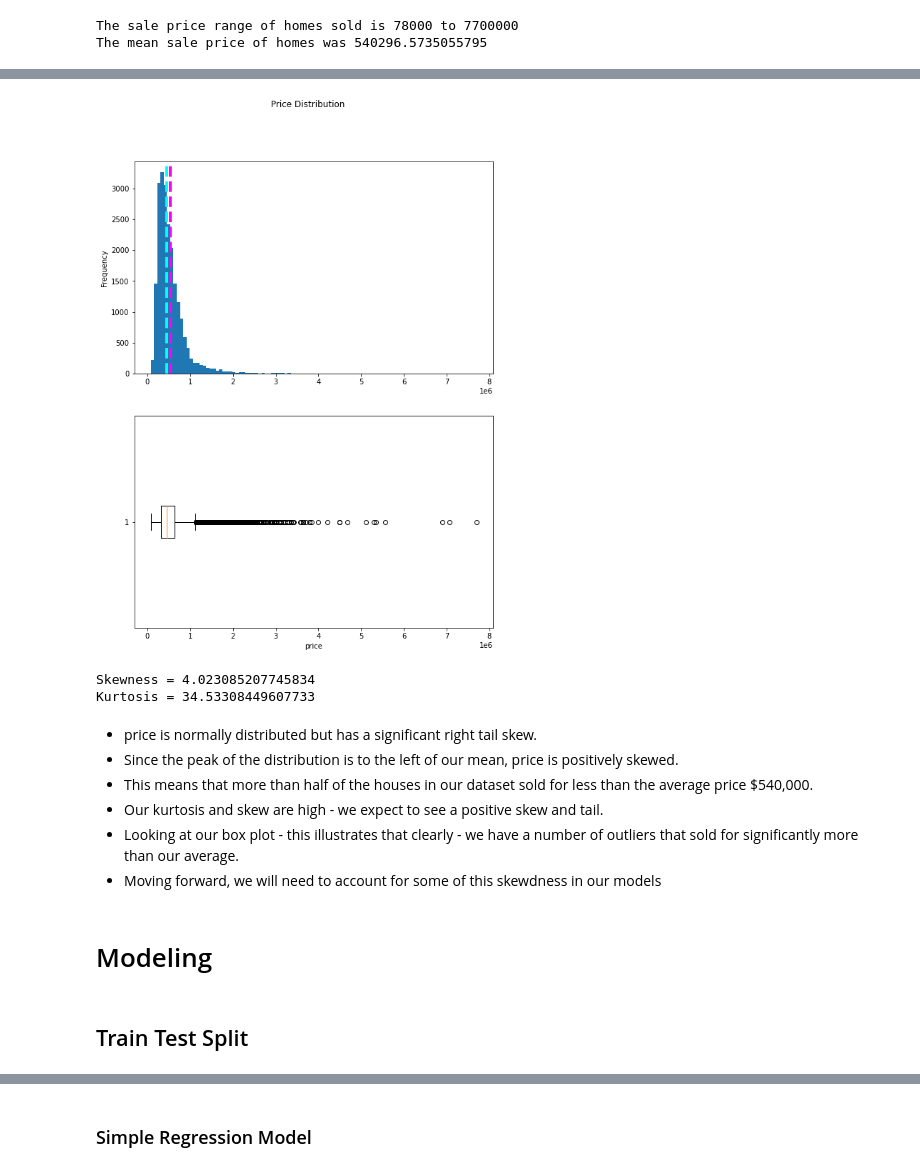
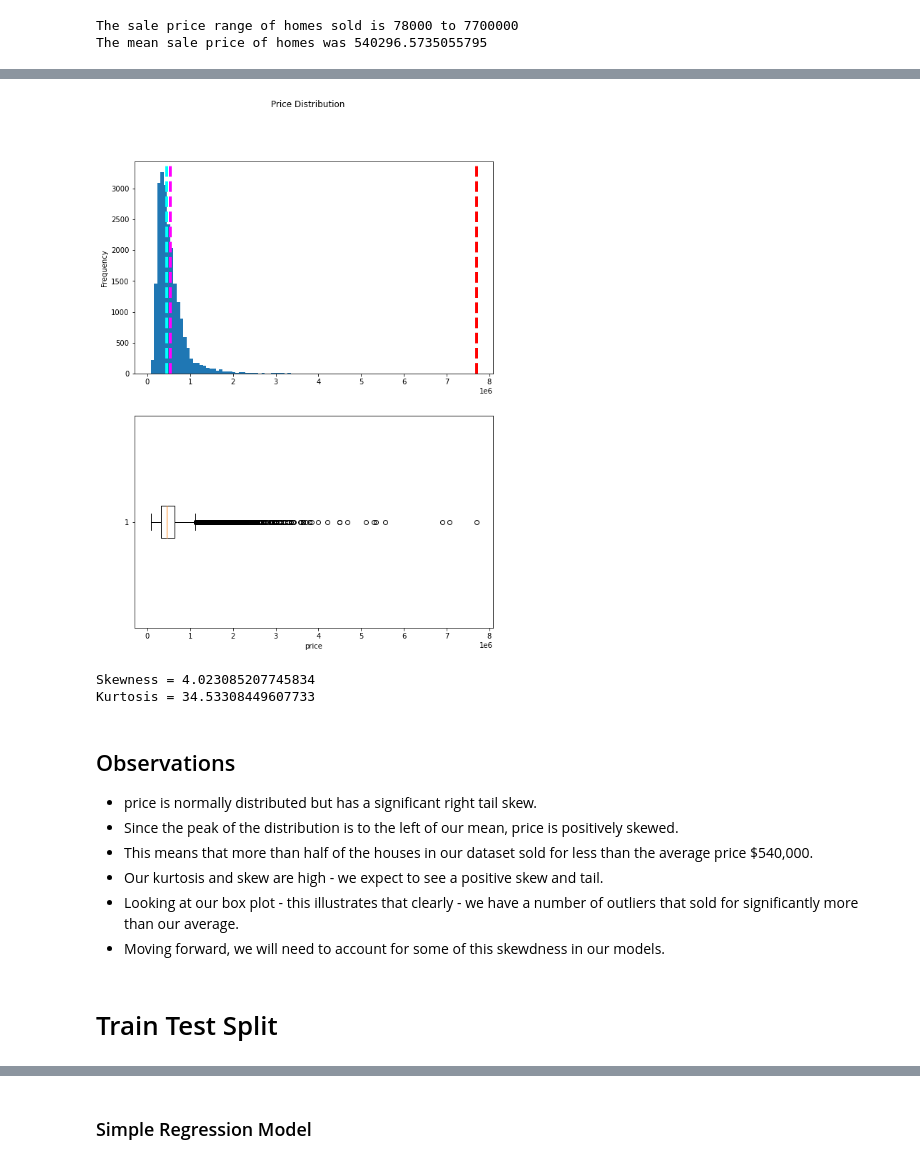
Before and after one commit to ondugba/Housing_Price_Predictor, a Jupyter notebook: main_notebook.ipynb, the cells around one changed output, grey strips where cells are left out. Cells and saved outputs as stored; diff of their text form; code cells hidden in the pictures.

```diff
--- a/main_notebook.ipynb
+++ b/main_notebook.ipynb
@@ -383,7 +410,5 @@ cleaned_housing['age_renovation_at_sale'] = (cleaned_housing['date'].str[:4].ast
 #cleaning up column names, changing column to string and dropping columns
 cleaned_housing.rename(columns = {'Hub distance_HubDist':'Distance_to_Water'}, inplace = True)
 cleaned_housing['zipcode'] = cleaned_housing['zipcode'].astype(str)
-cleaned_housing = cleaned_housing.drop(['date'], axis=1)
-cleaned_housing = cleaned_housing.drop(['field_1'], axis=1)
-cleaned_housing = cleaned_housing.drop(['sqft_basement'], axis=1)
+cleaned_housing = cleaned_housing.drop(['date', 'field_1', 'sqft_basement'], axis=1)
 # %% [markdown]
@@ -405,19 +427,20 @@ sns.distplot(cleaned_housing['price']);
 # %%
 label = cleaned_housing['price']
 fig, ax = plt.subplots(2, 1, figsize = (9,12))
 
 # Plot the histogram
 ax[0].hist(label, bins=100)
 ax[0].set_ylabel('Frequency')
 ax[0].axvline(label.mean(), color='magenta', linestyle='dashed', linewidth=4)
 ax[0].axvline(label.median(), color='cyan', linestyle='dashed', linewidth=4)
+ax[0].axvline(label.max(), color='red', linestyle='dashed', linewidth=4)
 
 # Plot the boxplot
 ax[1].boxplot(label, vert=False)
 ax[1].set_xlabel('price')
 fig.suptitle('Price Distribution');
 # %% [output]
-[figure, old version]
+[figure, new version]
 # %%
 print ('Skewness =', stats.skew(cleaned_housing['price']))
 print ('Kurtosis =', stats.kurtosis(cleaned_housing['price']))
@@ -425,17 +448,17 @@ print ('Kurtosis =', stats.kurtosis(cleaned_housing['price']))
 Skewness = 4.023085207745834
 Kurtosis = 34.53308449607733
 # %% [markdown]
+## Observations
+
 - price is normally distributed but has a significant right tail skew.
 - Since the peak of the distribution is to the left of our mean, price is positively skewed.
 - This means that more than half of the houses in our dataset sold for less than the average price $540,000.
 - Our kurtosis and skew are high - we expect to see a positive skew and tail.
 - Looking at our box plot - this illustrates that clearly - we have a number of outliers that sold for
   significantly more than our average.
-- Moving forward, we will need to account for some of this skewdness in our models
+- Moving forward, we will need to account for some of this skewdness in our models.
-# %% [markdown]
-# Modeling
 # %% [markdown]
-## Train Test Split
+# Train Test Split
 # %%
 #Setting up train test split
 X = cleaned_housing.drop(['price'], axis=1)
```
Also changed, not shown: parts of 171 cells of this notebook.
